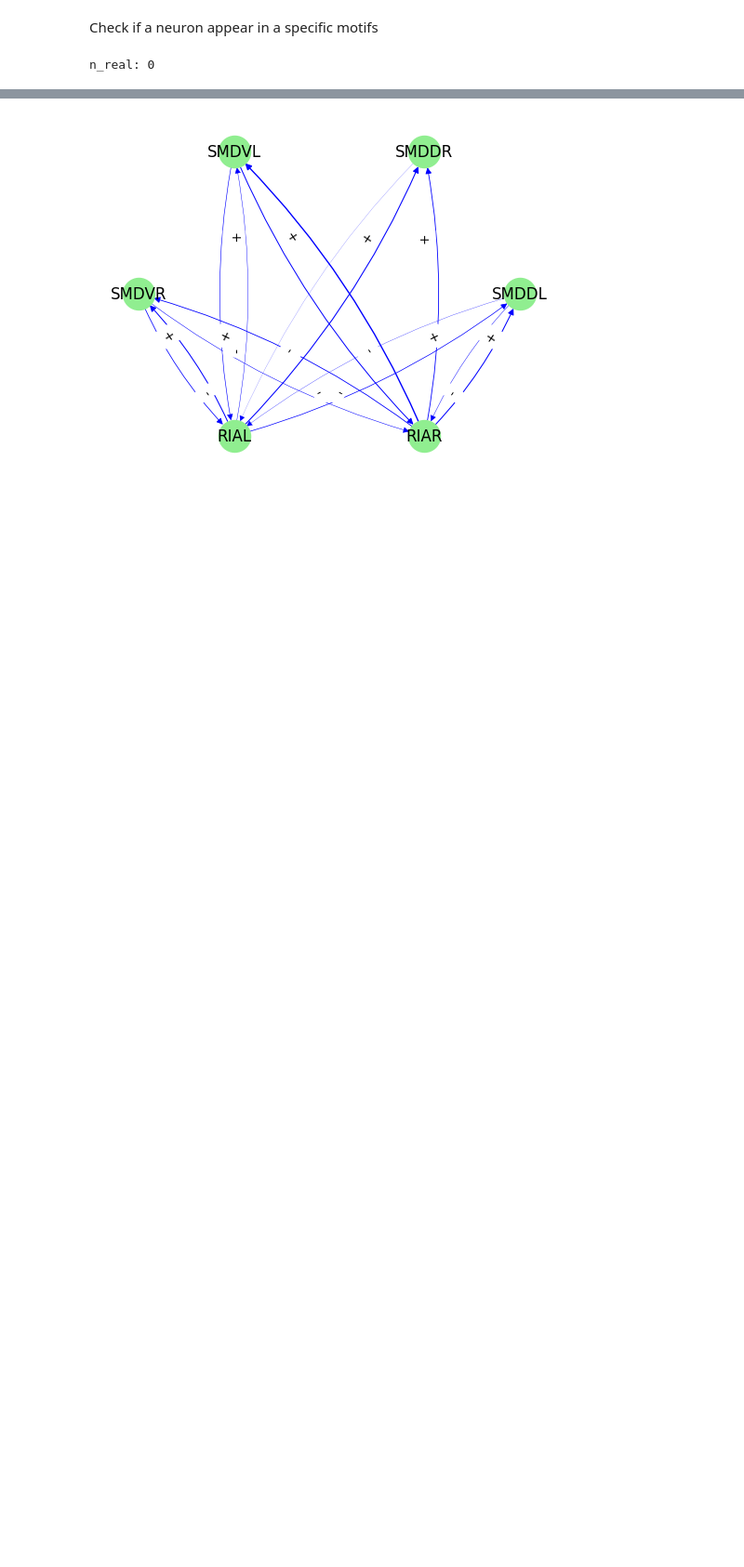
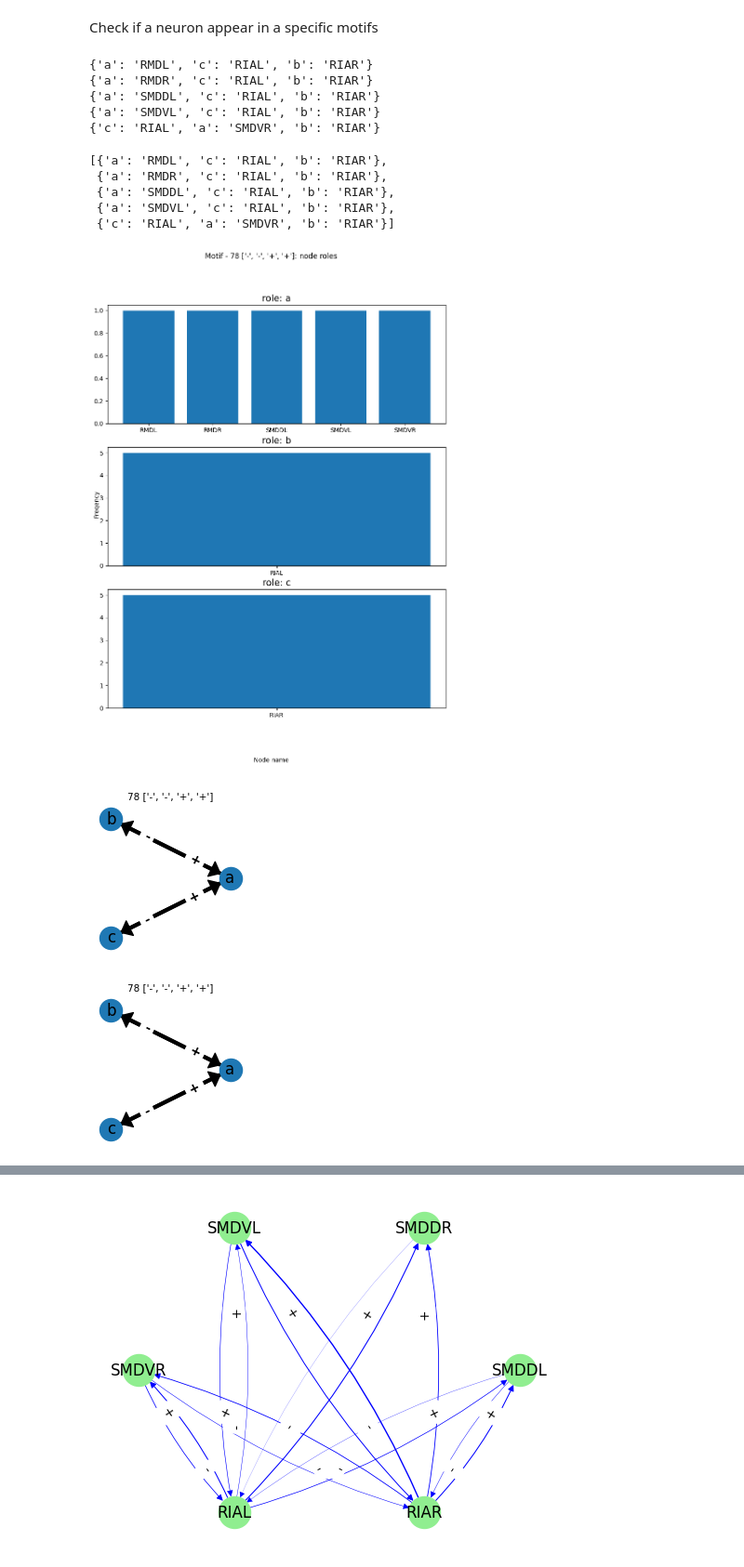
Before and after one commit to deangeckt/network_motifs, a Jupyter notebook: post_motif_analysis/motif_analysis.ipynb, the cells around one changed output, grey strips where cells are left out. Shown at 93% size. Saved outputs shown, nothing was run; the diff lists cells and outputs as text; code cells hidden in the pictures; blank space fills up the shorter version.

```diff
--- a/post_motif_analysis/motif_analysis.ipynb
+++ b/post_motif_analysis/motif_analysis.ipynb
@@ -463,10 +469,25 @@ Check if a neuron appear in a specific motifs
 # %%
 motif_ = motifs[78]
 polarity = ['+', '+', '-', '-']
+polarity = ['-', '-', '+', '+']
+
 pol_idx = get_polarity_index(motif_, polarity)
 plot_motif_roles(motif_.polarity_motifs[pol_idx], top=10)
+get_motif_sub_graphs(motif_.polarity_motifs[pol_idx])
 # %% [output]
-n_real: 0
+{'a': 'RMDL', 'c': 'RIAL', 'b': 'RIAR'}
+{'a': 'RMDR', 'c': 'RIAL', 'b': 'RIAR'}
+{'a': 'SMDDL', 'c': 'RIAL', 'b': 'RIAR'}
+{'a': 'SMDVL', 'c': 'RIAL', 'b': 'RIAR'}
+{'c': 'RIAL', 'a': 'SMDVR', 'b': 'RIAR'}
+[{'a': 'RMDL', 'c': 'RIAL', 'b': 'RIAR'},
+ {'a': 'RMDR', 'c': 'RIAL', 'b': 'RIAR'},
+ {'a': 'SMDDL', 'c': 'RIAL', 'b': 'RIAR'},
+ {'a': 'SMDVL', 'c': 'RIAL', 'b': 'RIAR'},
+ {'c': 'RIAL', 'a': 'SMDVR', 'b': 'RIAR'}]
+[figure, added]
+[figure, added]
+[figure, added]
 # %%
 # k = 4
 # motif_ = motifs[4428]
```
Also changed, not shown: parts of 16 cells of this notebook, 12 other files.
